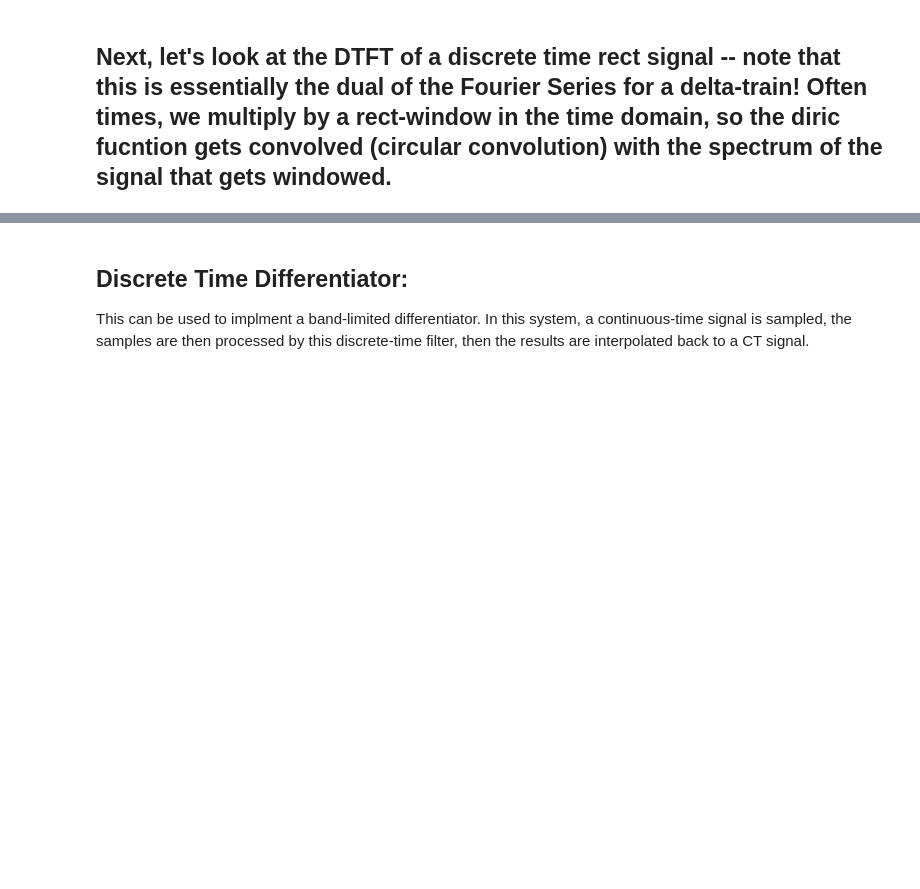
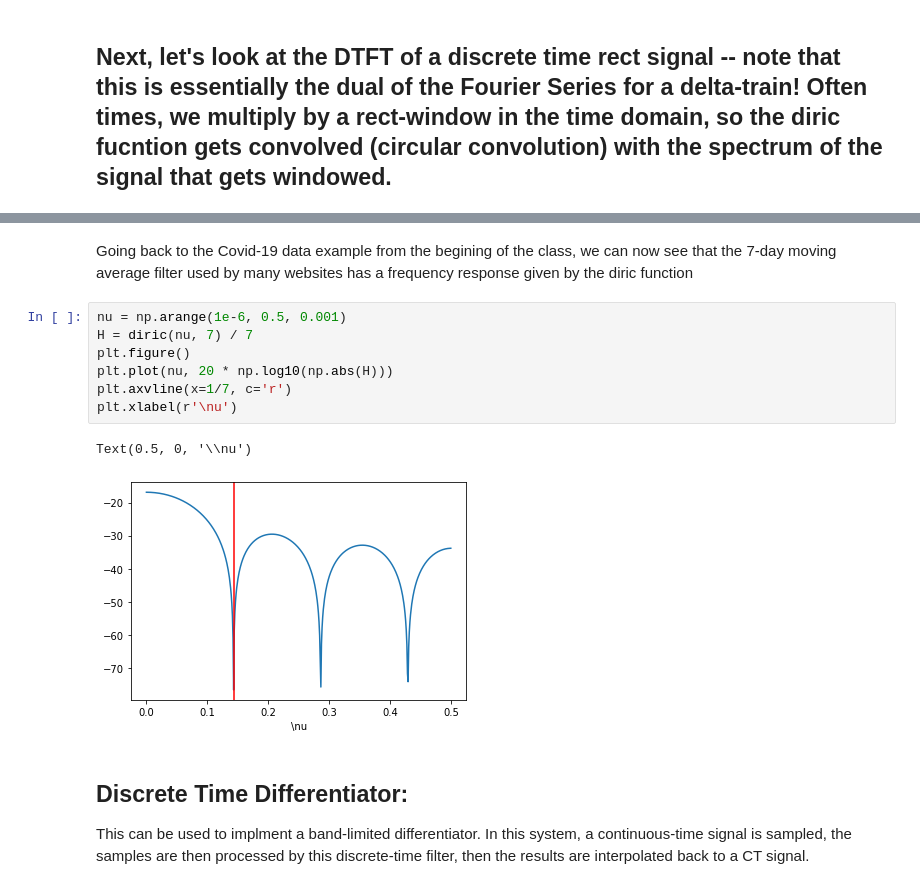
Before and after one commit to keithchugg/ee301_spring2021, a Jupyter notebook: lecture_examples/DTFT_examples.ipynb, the cells around one changed output, grey strips where cells are left out. Drawn from its saved outputs; the diff is of its cells as text; blank space fills up the shorter version.

```diff
--- a/lecture_examples/DTFT_examples.ipynb
+++ b/lecture_examples/DTFT_examples.ipynb
@@ -149,3 +149,15 @@ for k, M in enumerate(M_vals):
+# %% [markdown]
+Going back to the Covid-19 data example from the begining of the class, we can now see that the 7-day moving average filter used by many websites has a frequency response given by the diric function
+# %%
+nu = np.arange(1e-6, 0.5, 0.001)
+H = diric(nu, 7) / 7
+plt.figure()
+plt.plot(nu, 20 * np.log10(np.abs(H)))
+plt.axvline(x=1/7, c='r')
+plt.xlabel(r'\nu')
+# %% [output]
+Text(0.5, 0, '\\nu')
+[figure, added]
 # %% [markdown]
 ## Discrete Time Differentiator:
 
```
Also changed, not shown: parts of 5 cells of this notebook, 4 other files.
